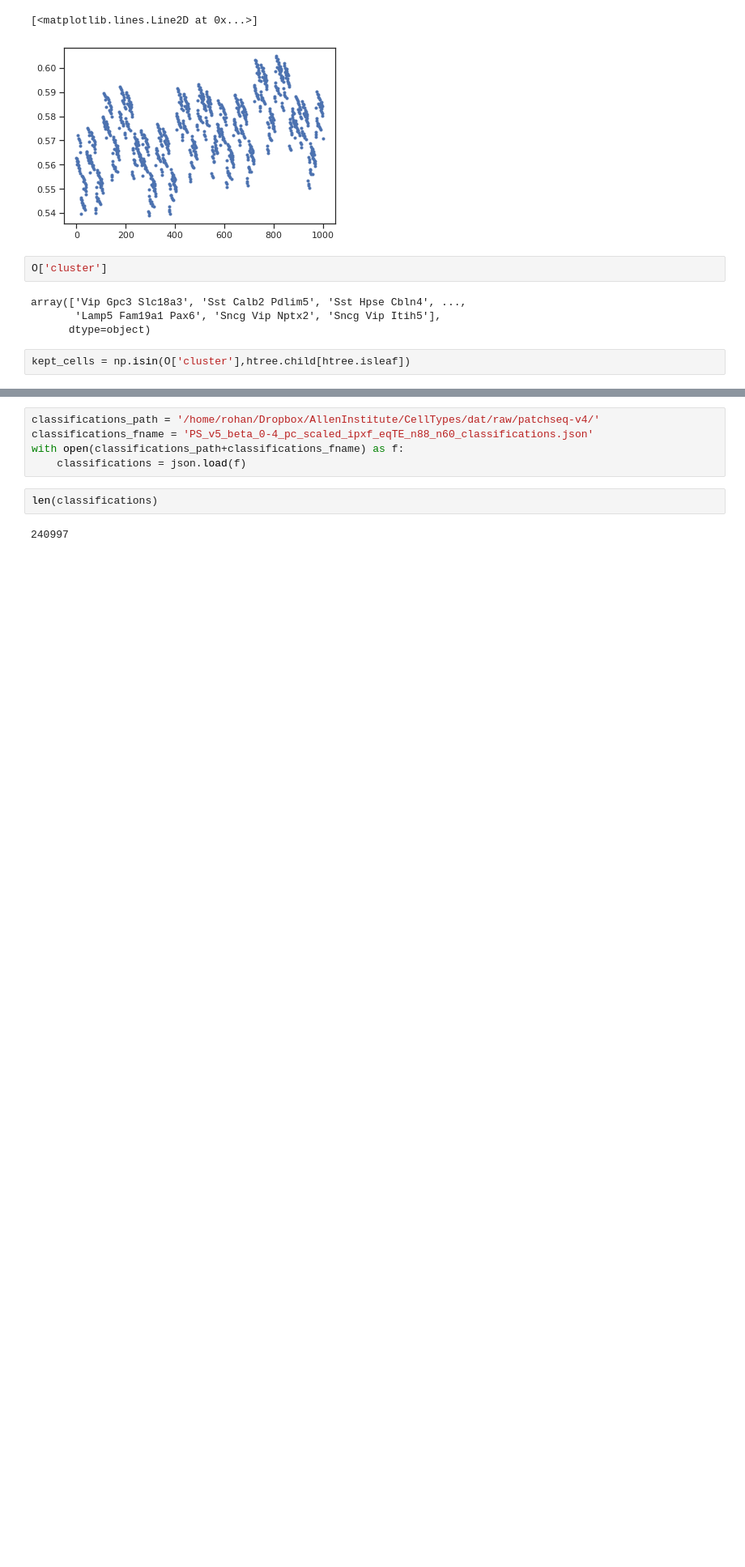
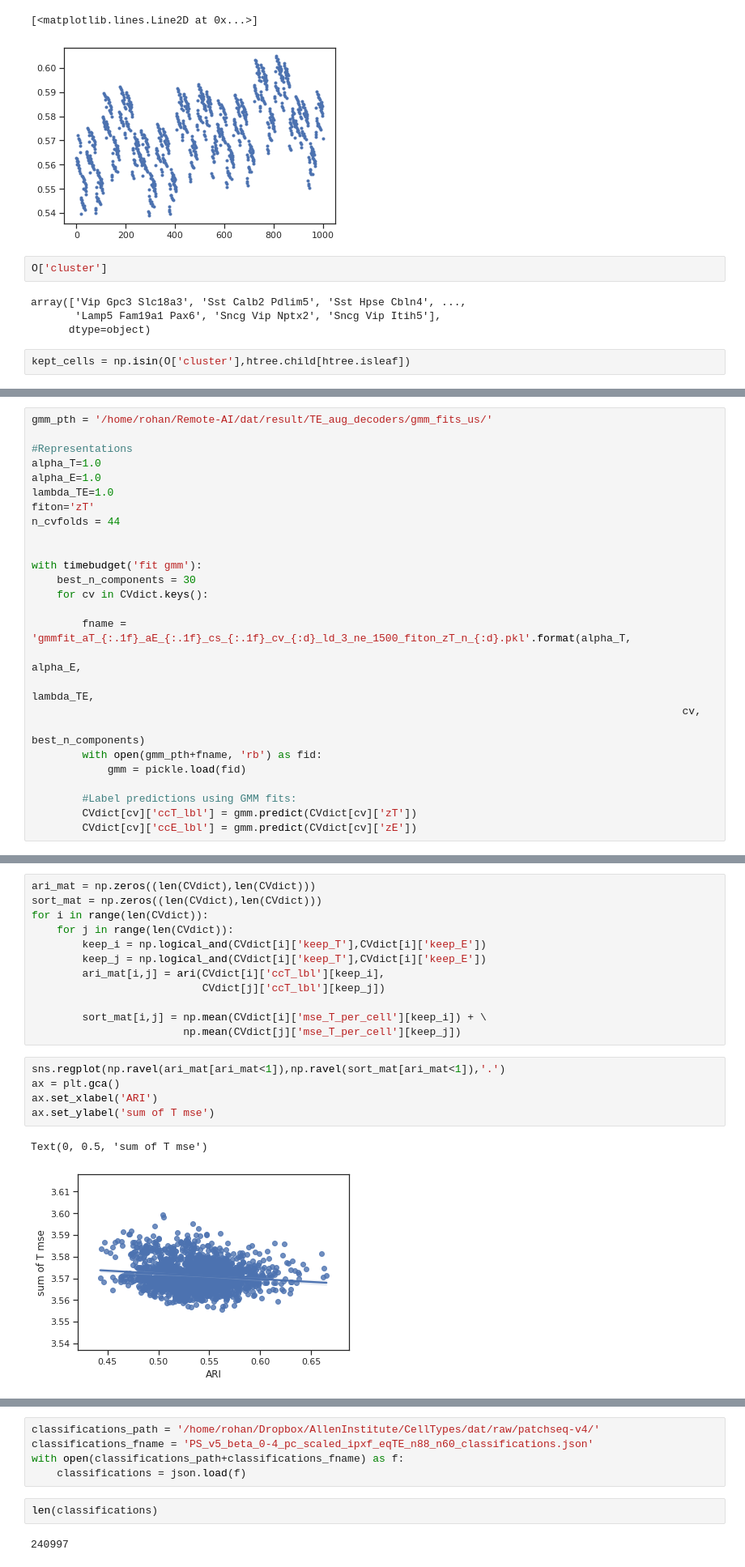
Before and after one commit to AllenInstitute/coupledAE-patchseq, a Jupyter notebook: analysis_baselines.ipynb, the cells around one changed output, grey strips where cells are left out. Shown at 81% size. Cells and saved outputs as stored; diff of their text form; blank space fills up the shorter version.

```diff
--- a/analysis_baselines.ipynb
+++ b/analysis_baselines.ipynb
@@ -883,0 +1026,26 @@ kept_cells = np.isin(O['cluster'],htree.child[htree.isleaf])
+# %%
+gmm_pth = '/home/rohan/Remote-AI/dat/result/TE_aug_decoders/gmm_fits_us/'
+
+#Representations
+alpha_T=1.0
+alpha_E=1.0
+lambda_TE=1.0
+fiton='zT'
+n_cvfolds = 44
+
+
+with timebudget('fit gmm'):
+    best_n_components = 30
+    for cv in CVdict.keys():
+
+        fname = 'gmmfit_aT_{:.1f}_aE_{:.1f}_cs_{:.1f}_cv_{:d}_ld_3_ne_1500_fiton_zT_n_{:d}.pkl'.format(alpha_T,
+                                                                                                       alpha_E,
+                                                                                                       lambda_TE,
+                                                                                                       cv,
+                                                                                                       best_n_components)
+        with open(gmm_pth+fname, 'rb') as fid:
+            gmm = pickle.load(fid)
+
+        #Label predictions using GMM fits:
+        CVdict[cv]['ccT_lbl'] = gmm.predict(CVdict[cv]['zT'])
+        CVdict[cv]['ccE_lbl'] = gmm.predict(CVdict[cv]['zE'])
@@ -883,0 +1054,20 @@ kept_cells = np.isin(O['cluster'],htree.child[htree.isleaf])
+# %%
+ari_mat = np.zeros((len(CVdict),len(CVdict)))
+sort_mat = np.zeros((len(CVdict),len(CVdict)))
+for i in range(len(CVdict)):
+    for j in range(len(CVdict)):
+        keep_i = np.logical_and(CVdict[i]['keep_T'],CVdict[i]['keep_E'])
+        keep_j = np.logical_and(CVdict[i]['keep_T'],CVdict[i]['keep_E'])
+        ari_mat[i,j] = ari(CVdict[i]['ccT_lbl'][keep_i],
+                           CVdict[j]['ccT_lbl'][keep_j])
+
+        sort_mat[i,j] = np.mean(CVdict[i]['mse_T_per_cell'][keep_i]) + \
+                        np.mean(CVdict[j]['mse_T_per_cell'][keep_j])
+# %%
+sns.regplot(np.ravel(ari_mat[ari_mat<1]),np.ravel(sort_mat[ari_mat<1]),'.')
+ax = plt.gca()
+ax.set_xlabel('ARI')
+ax.set_ylabel('sum of T mse')
+# %% [output]
+Text(0, 0.5, 'sum of T mse')
+[figure, added]
```
Also changed, not shown: parts of 52 cells of this notebook, 3 other files.
